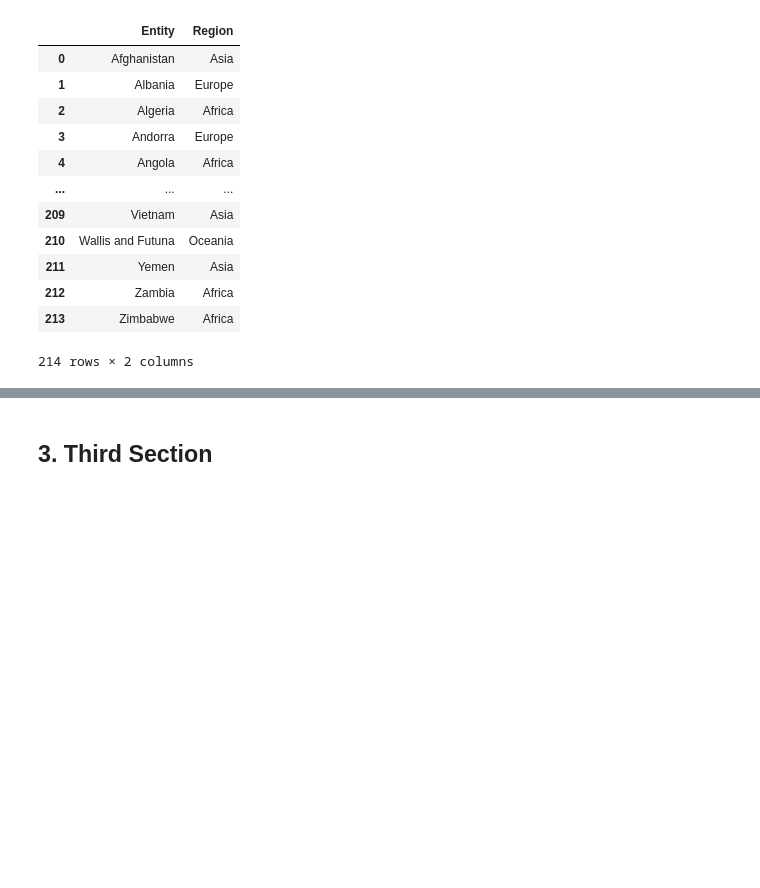
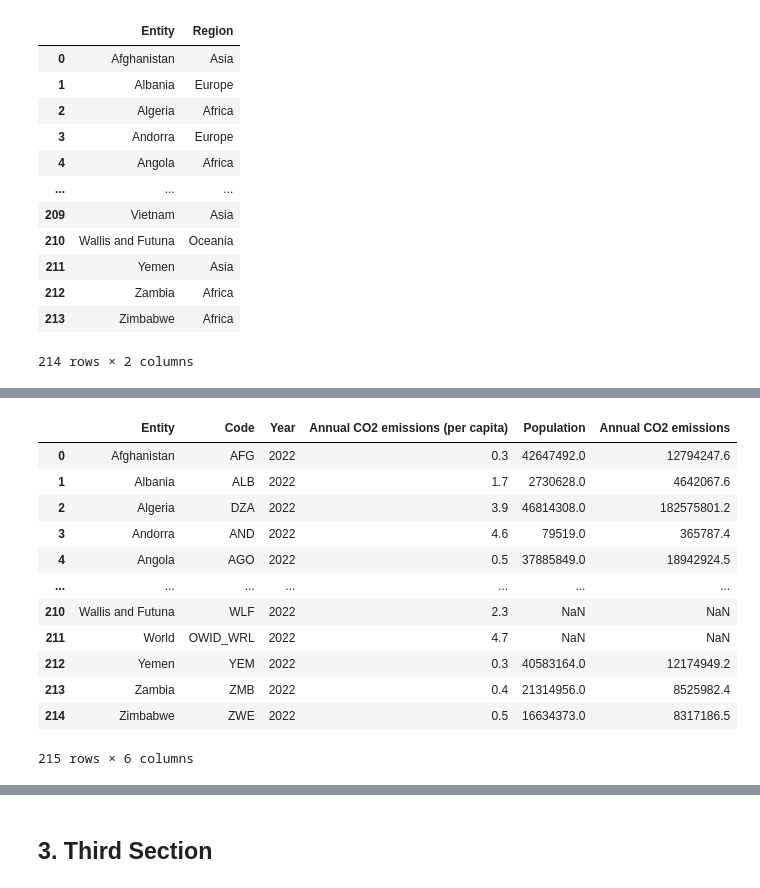
Before and after one commit to AndreStc21/Data_Visualization_Chart_Troopers, a Jupyter notebook: assignment_1/data_preparation.ipynb, the cells around one changed output, grey strips where cells are left out. Saved outputs shown, nothing was run; the diff lists cells and outputs as text; code cells hidden in the pictures; blank space fills up the shorter version.

```diff
--- a/assignment_1/data_preparation.ipynb
+++ b/assignment_1/data_preparation.ipynb
@@ -83 +123,18 @@ df_country_region_mapping
+# %%
+df_last_year_with_population["Annual CO2 emissions"] = df_last_year_with_population["Annual CO2 emissions (per capita)"] * df_last_year_with_population["Population"]
+df_last_year_with_population
+# %% [output]
+|  | Entity | Code | Year | Annual CO2 emissions (per capita) | Population | Annual CO2 emissions |
+| 0 | Afghanistan | AFG | 2022 | 0.3 | 42647492.0 | 12794247.6 |
+| 1 | Albania | ALB | 2022 | 1.7 | 2730628.0 | 4642067.6 |
+| 2 | Algeria | DZA | 2022 | 3.9 | 46814308.0 | 182575801.2 |
+| 3 | Andorra | AND | 2022 | 4.6 | 79519.0 | 365787.4 |
+| 4 | Angola | AGO | 2022 | 0.5 | 37885849.0 | 18942924.5 |
+| ... | ... | ... | ... | ... | ... | ... |
+| 210 | Wallis and Futuna | WLF | 2022 | 2.3 | NaN | NaN |
+| 211 | World | OWID_WRL | 2022 | 4.7 | NaN | NaN |
+| 212 | Yemen | YEM | 2022 | 0.3 | 40583164.0 | 12174949.2 |
+| 213 | Zambia | ZMB | 2022 | 0.4 | 21314956.0 | 8525982.4 |
+| 214 | Zimbabwe | ZWE | 2022 | 0.5 | 16634373.0 | 8317186.5 |
+215 rows × 6 columns
 # %%
```
Also changed, not shown: parts of 6 cells of this notebook, 3 other files.
